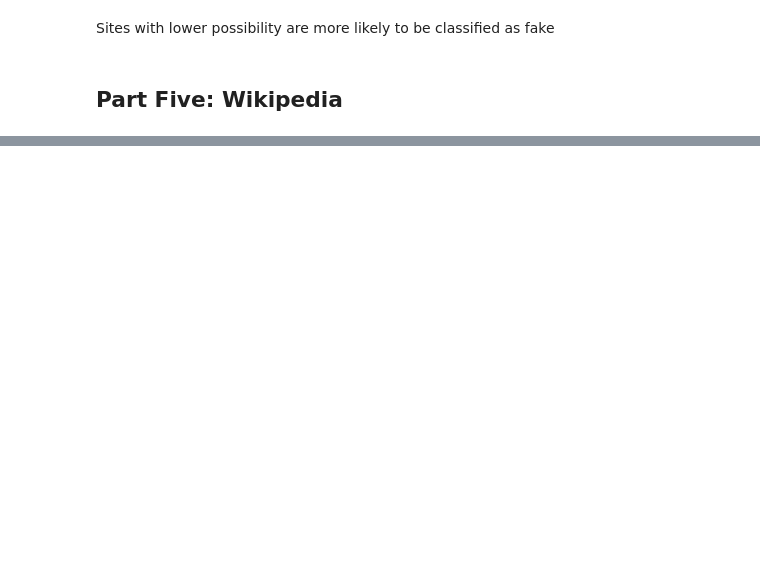
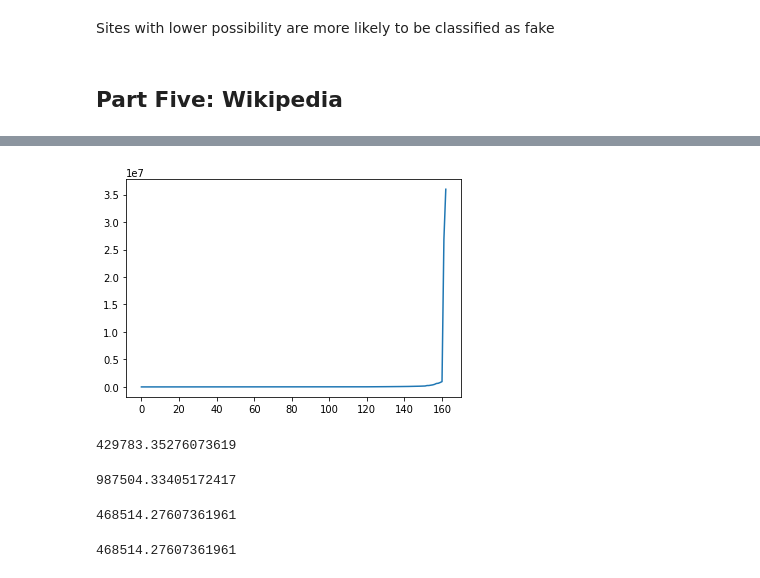
Before and after one commit to MackHartley/FakeNewsClassifier, a Jupyter notebook: exploratory.ipynb, the cells around one changed output, grey strips where cells are left out. Drawn from its saved outputs; the diff is of its cells as text; code cells hidden in the pictures; blank space fills up the shorter version.

```diff
--- a/exploratory.ipynb
+++ b/exploratory.ipynb
@@ -245,0 +239,21 @@ wikipedia.search("lefigaro", results=100)
+# %%
+plt.plot(sorted(real_parameters))
+plt.show()
+# %% [output]
+[figure, added]
+# %%
+np.mean(real_parameters)
+# %% [output]
+429783.35276073619
+# %%
+np.mean(fake_parameters)
+# %% [output]
+987504.33405172417
+# %%
+np.max(pagerank_real)
+# %% [output]
+468514.27607361961
+# %%
+np.mean(hc_real)
+# %% [output]
+468514.27607361961
```
Also changed, not shown: parts of 20 cells of this notebook, 3 other files.
